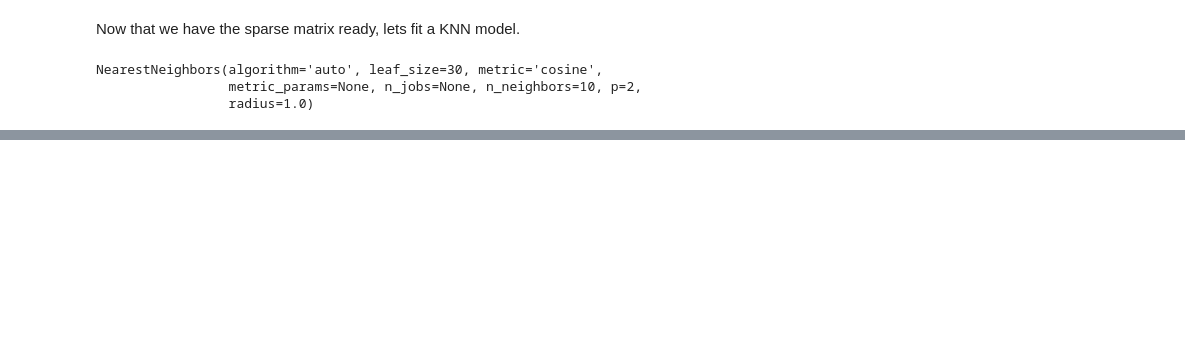
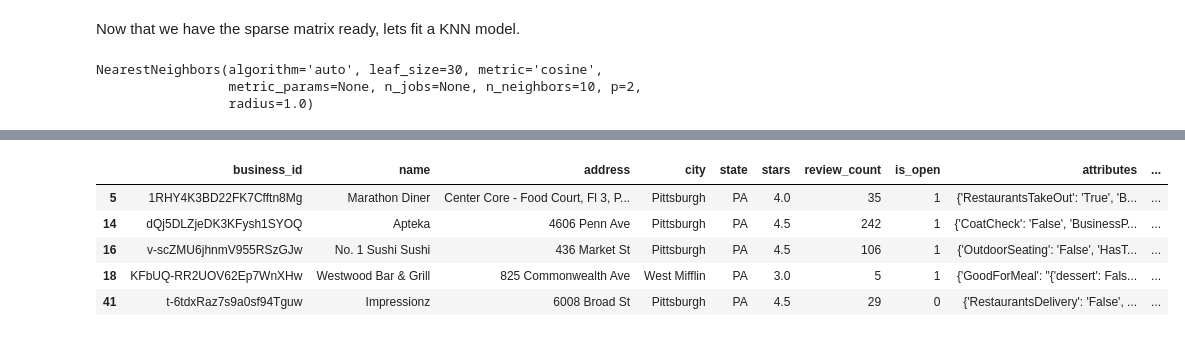
Before and after one commit to kylievo/yelp_reviews, a Jupyter notebook: Lucas_Analysis.ipynb, the cells around one changed output, grey strips where cells are left out. Drawn from its saved outputs; the diff is of its cells as text; code cells hidden in the pictures; blank space fills up the shorter version.

```diff
--- a/Lucas_Analysis.ipynb
+++ b/Lucas_Analysis.ipynb
@@ -292,0 +307,9 @@ distances, indices = knn_model.kneighbors(n_neighbors = 10)
+# %%
+rest_biz_csvTOpd[rest_biz_csvTOpd['state'] == 'PA'].head()
+# %% [output]
+|  | business_id | name | address | city | state | stars | review_count | is_open | attributes | ... |
+| 5 | 1RHY4K3BD22FK7Cfftn8Mg | Marathon Diner | Center Core - Food Court, Fl 3, P... | Pittsburgh | PA | 4.0 | 35 | 1 | {'RestaurantsTakeOut': 'True', 'B... | ... |
+| 14 | dQj5DLZjeDK3KFysh1SYOQ | Apteka | 4606 Penn Ave | Pittsburgh | PA | 4.5 | 242 | 1 | {'CoatCheck': 'False', 'BusinessP... | ... |
+| 16 | v-scZMU6jhnmV955RSzGJw | No. 1 Sushi Sushi | 436 Market St | Pittsburgh | PA | 4.5 | 106 | 1 | {'OutdoorSeating': 'False', 'HasT... | ... |
+| 18 | KFbUQ-RR2UOV62Ep7WnXHw | Westwood Bar & Grill | 825 Commonwealth Ave | West Mifflin | PA | 3.0 | 5 | 1 | {'GoodForMeal': "{'dessert': Fals... | ... |
+| 41 | t-6tdxRaz7s9a0sf94Tguw | Impressionz | 6008 Broad St | Pittsburgh | PA | 4.5 | 29 | 0 | {'RestaurantsDelivery': 'False', ... | ... |
```
Also changed, not shown: parts of 4 cells of this notebook.
